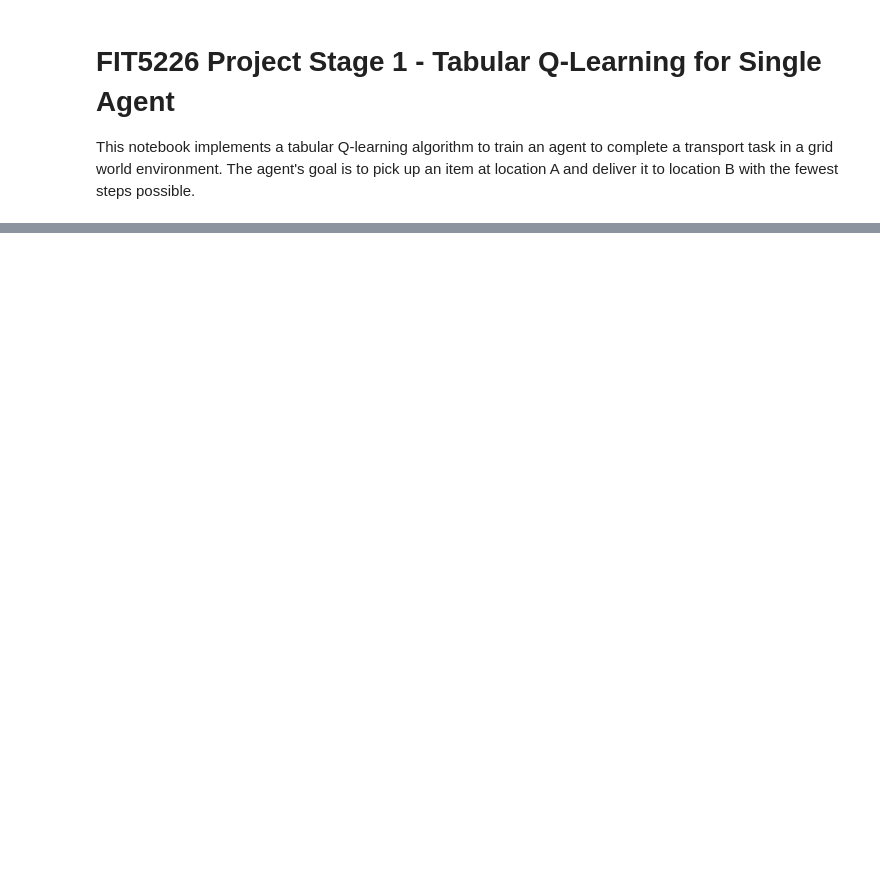
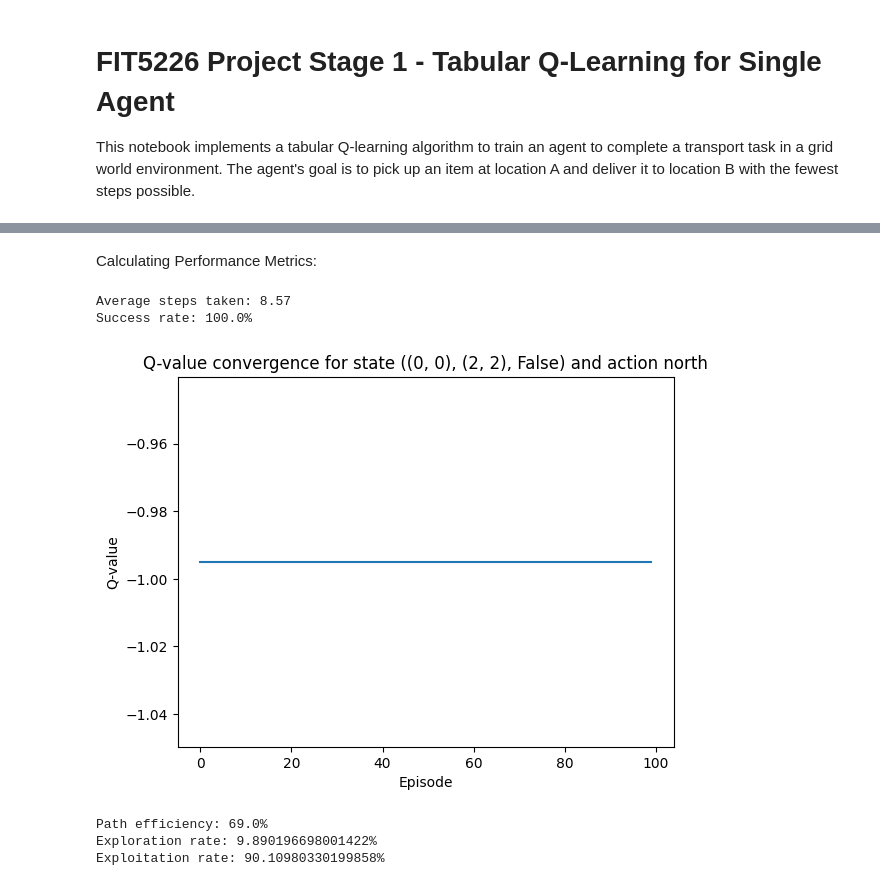
Before and after one commit to sravankumarnnv/DeliveryAgent, a Jupyter notebook: notebook02ce322686.ipynb, the cells around one changed output, grey strips where cells are left out. Drawn from its saved outputs; the diff is of its cells as text; code cells hidden in the pictures; blank space fills up the shorter version.

Commit message:
Kaggle Notebook | Multi Agent Project Stage 1 | Version 4

```diff
--- a/notebook02ce322686.ipynb
+++ b/notebook02ce322686.ipynb
@@ -247,3 +253,3 @@ train_agent(agent, env, episodes=50)
 # %%
-# Test the trained agent over several trials to assess its performance
-average_steps = test_agent(agent, env, trials=100)
+# Test the agent
+total_steps = test_agent(agent, env, trials=100)
@@ -287,6 +269,9 @@ These metrics help us assess the overall performance and robustness of the Q-lea
 # %%
-average_steps = test_agent(agent, env, trials=100)
-print(f"Average steps taken to complete the task: {average_steps}")
+def calculate_average_steps(total_steps, trials):
+    """Calculates the average steps taken based on total steps and number of trials."""
+    average_steps = total_steps / trials
+    print(f"Average steps taken: {average_steps}")
+    return average_steps
 
 def success_rate(agent, environment, trials=100):
     successful_trials = 0
@@ -301,9 +286,6 @@ def success_rate(agent, environment, trials=100):
             successful_trials += 1
     return successful_trials / trials * 100
 
-success_rate_percentage = success_rate(agent, env, trials=100)
-print(f"Success rate: {success_rate_percentage}%")
-
 def q_value_convergence(agent, state, action):
     q_values = []
     for _ in range(100):
@@ -313,9 +295,6 @@ def q_value_convergence(agent, state, action):
     plt.xlabel('Episode')
     plt.ylabel('Q-value')
     plt.show()
-
-# Example of checking Q-value convergence for a specific state-action pair
-q_value_convergence(agent, state=((0, 0), (2, 2), False), action='north')
 
 def path_efficiency(agent, environment, trials=100):
     optimal_steps = 8  # Example: optimal path length in a 5x5 grid
@@ -332,9 +311,6 @@ def path_efficiency(agent, environment, trials=100):
         if steps == optimal_steps:
             efficient_paths += 1
     return efficient_paths / trials * 100
-
-efficiency_percentage = path_efficiency(agent, env, trials=100)
-print(f"Path efficiency: {efficiency_percentage}%")
 
 def exploration_exploitation_rate(agent, environment, episodes=1000):
     exploration_count = 0
@@ -353,7 +329,3 @@ def exploration_exploitation_rate(agent, environment, episodes=1000):
     exploration_rate = exploration_count / (exploration_count + exploitation_count) * 100
     exploitation_rate = exploitation_count / (exploration_count + exploitation_count) * 100
     return exploration_rate, exploitation_rate
-
-exploration_rate, exploitation_rate = exploration_exploitation_rate(agent, env)
-print(f"Exploration rate: {exploration_rate}%")
-print(f"Exploitation rate: {exploitation_rate}%")
@@ -423,0 +332,25 @@ animate_first_episode(env, agent)
+# %% [markdown]
+Calculating Performance Metrics:
+# %%
+# Calculate the average steps taken
+average_steps = calculate_average_steps(total_steps, trials=100)
+
+success_rate_percentage = success_rate(agent, env, trials=100)
+print(f"Success rate: {success_rate_percentage}%")
+
+# Example of checking Q-value convergence for a specific state-action pair
+q_value_convergence(agent, state=((0, 0), (2, 2), False), action='north')
+
+efficiency_percentage = path_efficiency(agent, env, trials=100)
+print(f"Path efficiency: {efficiency_percentage}%")
+
+exploration_rate, exploitation_rate = exploration_exploitation_rate(agent, env)
+print(f"Exploration rate: {exploration_rate}%")
+print(f"Exploitation rate: {exploitation_rate}%")
+# %% [output]
+Average steps taken: 8.57
+Success rate: 100.0%
+[figure, added]
+Path efficiency: 69.0%
+Exploration rate: 9.890196698001422%
+Exploitation rate: 90.10980330199858%
```
Also changed, not shown: parts of 27 cells of this notebook.
